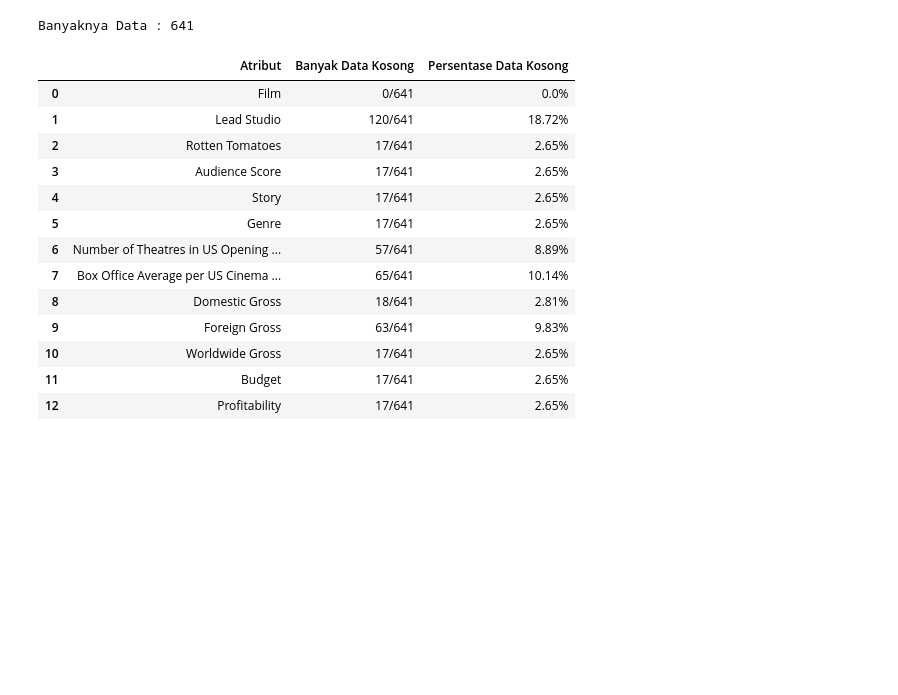
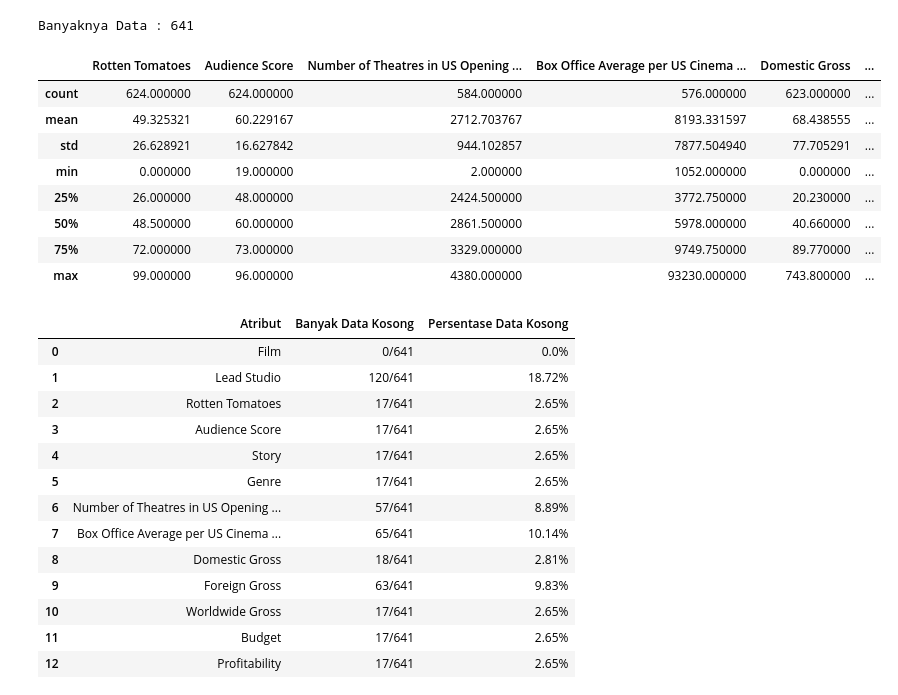
Before and after one commit to rafi-sama/Tuags-Analisis-Data, a Jupyter notebook: film/Movies.ipynb, the cells around one changed output. Drawn from its saved outputs; the diff is of its cells as text; code cells hidden in the pictures; blank space fills up the shorter version.

```diff
--- a/film/Movies.ipynb
+++ b/film/Movies.ipynb
@@ -43,6 +43,20 @@ Banyaknya Data : 641
 # 13. Profitability                                     : Rasio keuntungan dengan modal                                                    : Kuantitatif
 # 14. Opening Weekend                                   : Total keuntungan kotor pada opening weekend (dalam juta dolar)                   : Kuantitatif
 # 15. Year                                              : Tahun rilis                                                                      : Kategorikal
+# %%
+# Karakteristik Data
+
+df.describe()
+# %% [output]
+|  | Rotten Tomatoes | Audience Score | Number of Theatres in US Opening ... | Box Office Average per US Cinema ... | Domestic Gross | ... |
+| count | 624.000000 | 624.000000 | 584.000000 | 576.000000 | 623.000000 | ... |
+| mean | 49.325321 | 60.229167 | 2712.703767 | 8193.331597 | 68.438555 | ... |
+| std | 26.628921 | 16.627842 | 944.102857 | 7877.504940 | 77.705291 | ... |
+| min | 0.000000 | 19.000000 | 2.000000 | 1052.000000 | 0.000000 | ... |
+| 25% | 26.000000 | 48.000000 | 2424.500000 | 3772.750000 | 20.230000 | ... |
+| 50% | 48.500000 | 60.000000 | 2861.500000 | 5978.000000 | 40.660000 | ... |
+| 75% | 72.000000 | 73.000000 | 3329.000000 | 9749.750000 | 89.770000 | ... |
+| max | 99.000000 | 96.000000 | 4380.000000 | 93230.000000 | 743.800000 | ... |
 # %%
 # Banyak Data Kosong
 
```
